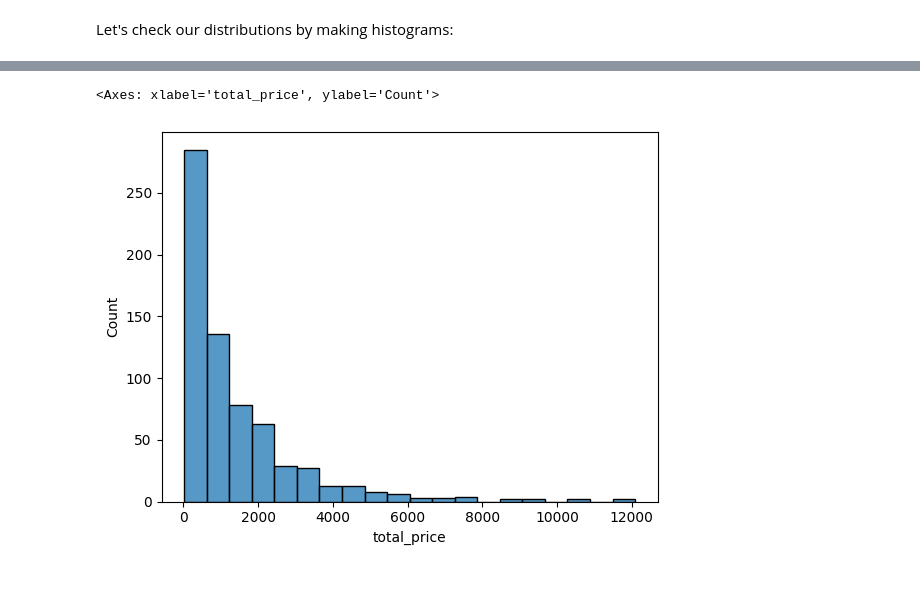
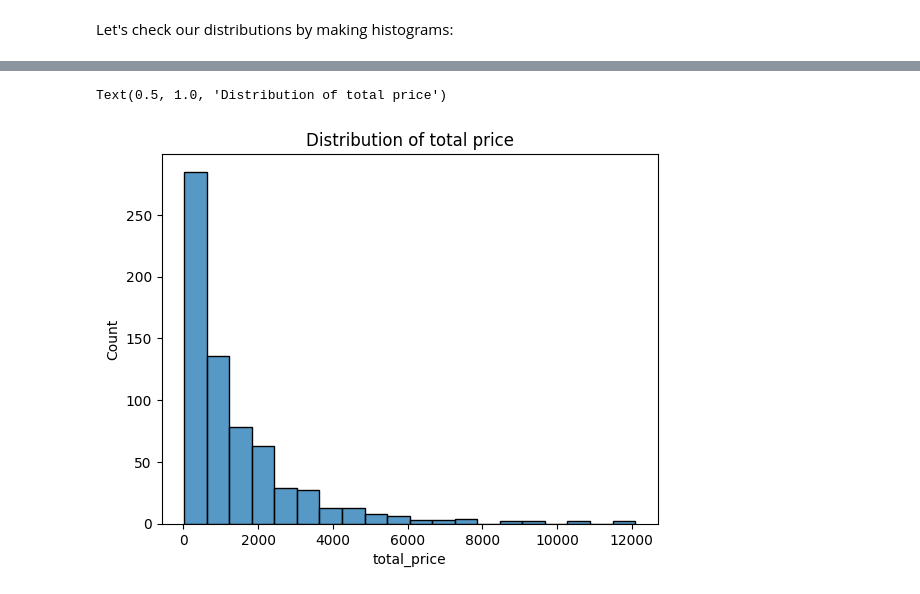
Before and after one commit to earo12/Retail-Price-Optimization, a Jupyter notebook: Retail_Price_Optimization.ipynb, the cells around one changed output, grey strips where cells are left out. Drawn from its saved outputs; the diff is of its cells as text; code cells hidden in the pictures.

Commit message:
Updated axis of both graphs

```diff
--- a/Retail_Price_Optimization.ipynb
+++ b/Retail_Price_Optimization.ipynb
@@ -112,6 +112,8 @@ fig.show()
 # %%
 # SEABORN:
 sns.histplot(df, x='total_price', bins = 20)
+plt.title('Distribution of total price')
+plt.show()
 # %% [output]
-<Axes: xlabel='total_price', ylabel='Count'>
+Text(0.5, 1.0, 'Distribution of total price')
-[figure, old version]
+[figure, new version]
```
Also changed, not shown: parts of 1 cell of this notebook.
